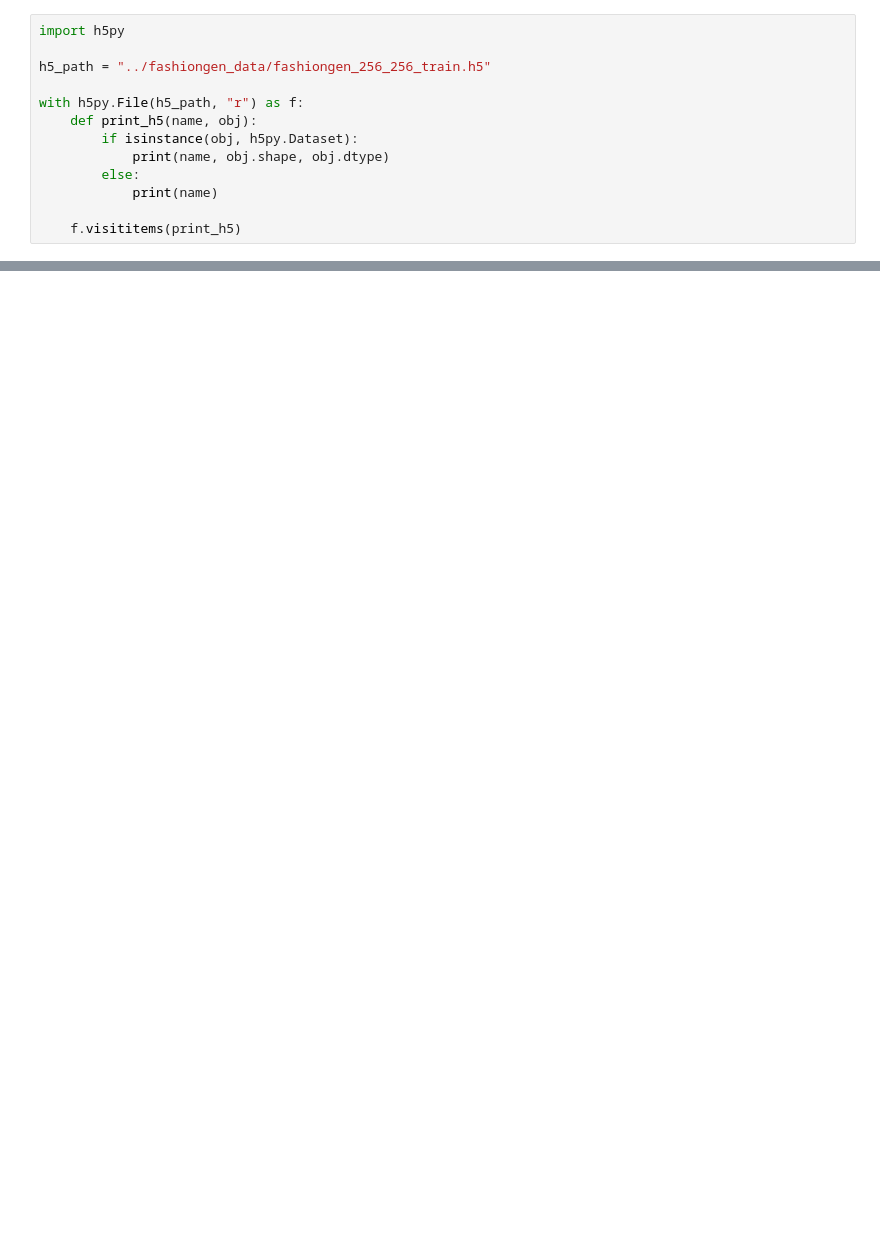
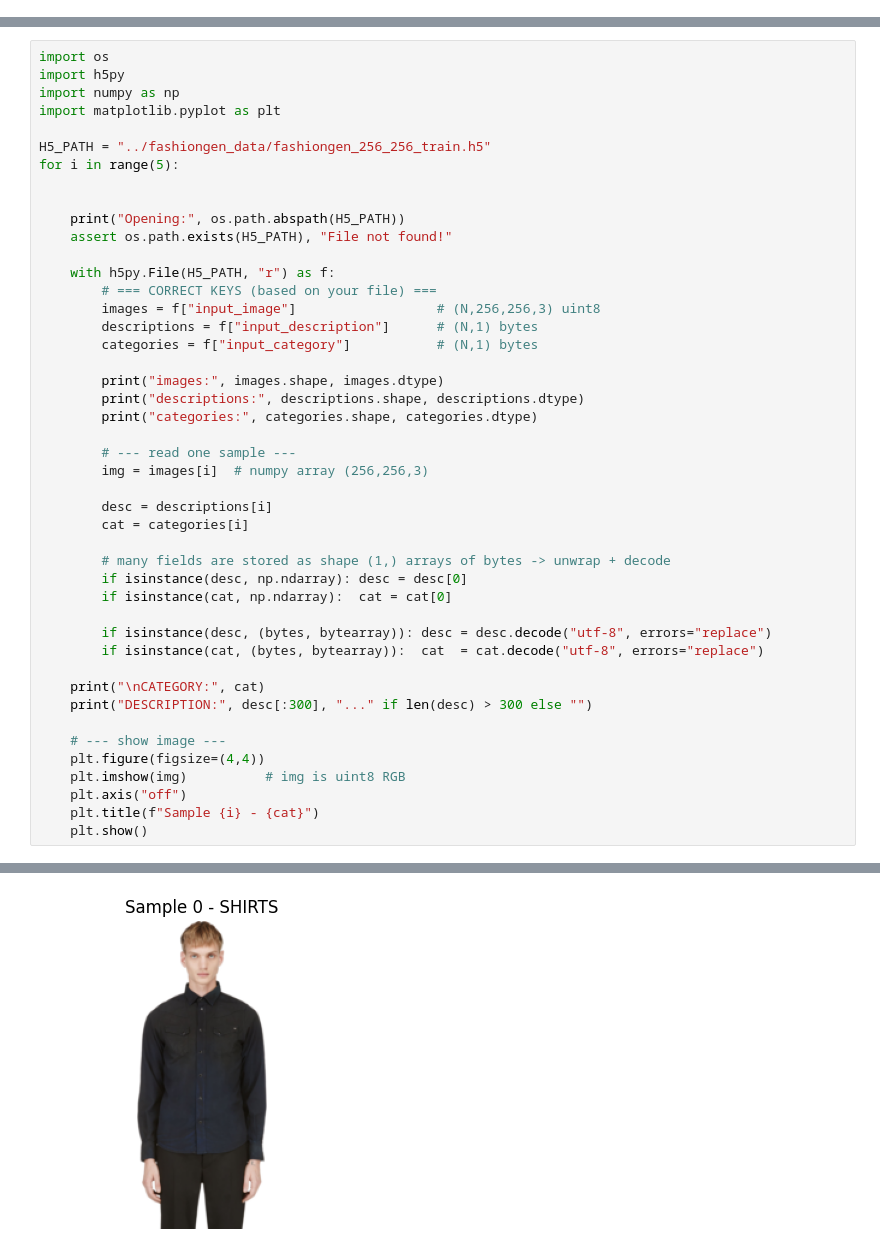
Before and after one commit to kubosis/fashionDescGenerator, a Jupyter notebook: scripts/data.ipynb, the cells around one changed output, grey strips where cells are left out. Saved outputs shown, nothing was run; the diff lists cells and outputs as text; blank space fills up the shorter version.

Commit message:
fix dataset fetch

```diff
--- a/scripts/data.ipynb
+++ b/scripts/data.ipynb
@@ -1,13 +0,0 @@
-# %%
-import h5py
-
-h5_path = "../fashiongen_data/fashiongen_256_256_train.h5"
-
-with h5py.File(h5_path, "r") as f:
-    def print_h5(name, obj):
-        if isinstance(obj, h5py.Dataset):
-            print(name, obj.shape, obj.dtype)
-        else:
-            print(name)
-
-    f.visititems(print_h5)
@@ -69,0 +1,46 @@ KeyError: "Unable to synchronously open object (object 'images' doesn't exist)"
+# %%
+import os
+import h5py
+import numpy as np
+import matplotlib.pyplot as plt
+
+H5_PATH = "../fashiongen_data/fashiongen_256_256_train.h5"
+for i in range(5):
+
+
+    print("Opening:", os.path.abspath(H5_PATH))
+    assert os.path.exists(H5_PATH), "File not found!"
+
+    with h5py.File(H5_PATH, "r") as f:
+        # === CORRECT KEYS (based on your file) ===
+        images = f["input_image"]                  # (N,256,256,3) uint8
+        descriptions = f["input_description"]      # (N,1) bytes
+        categories = f["input_category"]           # (N,1) bytes
+
+        print("images:", images.shape, images.dtype)
+        print("descriptions:", descriptions.shape, descriptions.dtype)
+        print("categories:", categories.shape, categories.dtype)
+
+        # --- read one sample ---
+        img = images[i]  # numpy array (256,256,3)
+
+        desc = descriptions[i]
+        cat = categories[i]
+
+        # many fields are stored as shape (1,) arrays of bytes -> unwrap + decode
+        if isinstance(desc, np.ndarray): desc = desc[0]
+        if isinstance(cat, np.ndarray):  cat = cat[0]
+
+        if isinstance(desc, (bytes, bytearray)): desc = desc.decode("utf-8", errors="replace")
+        if isinstance(cat, (bytes, bytearray)):  cat  = cat.decode("utf-8", errors="replace")
+
+    print("\nCATEGORY:", cat)
+    print("DESCRIPTION:", desc[:300], "..." if len(desc) > 300 else "")
+
+    # --- show image ---
+    plt.figure(figsize=(4,4))
+    plt.imshow(img)          # img is uint8 RGB
+    plt.axis("off")
+    plt.title(f"Sample {i} - {cat}")
+    plt.show()
+# %% [output]
@@ -69,0 +54 @@ KeyError: "Unable to synchronously open object (object 'images' doesn't exist)"
+[figure, added]
```
Also changed, not shown: parts of 3 cells of this notebook.
